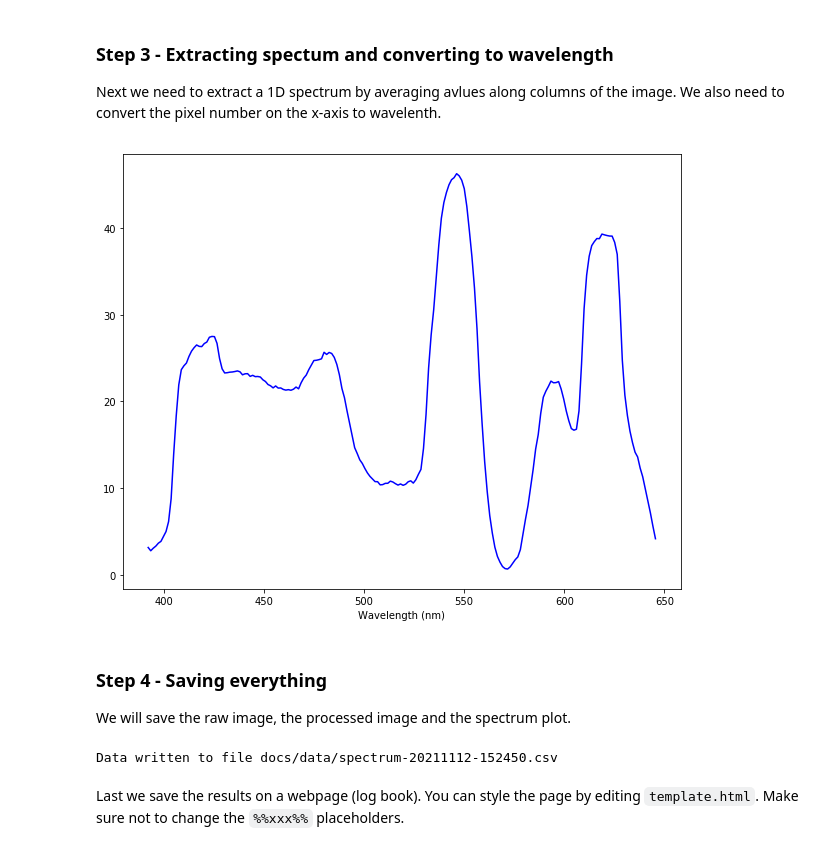
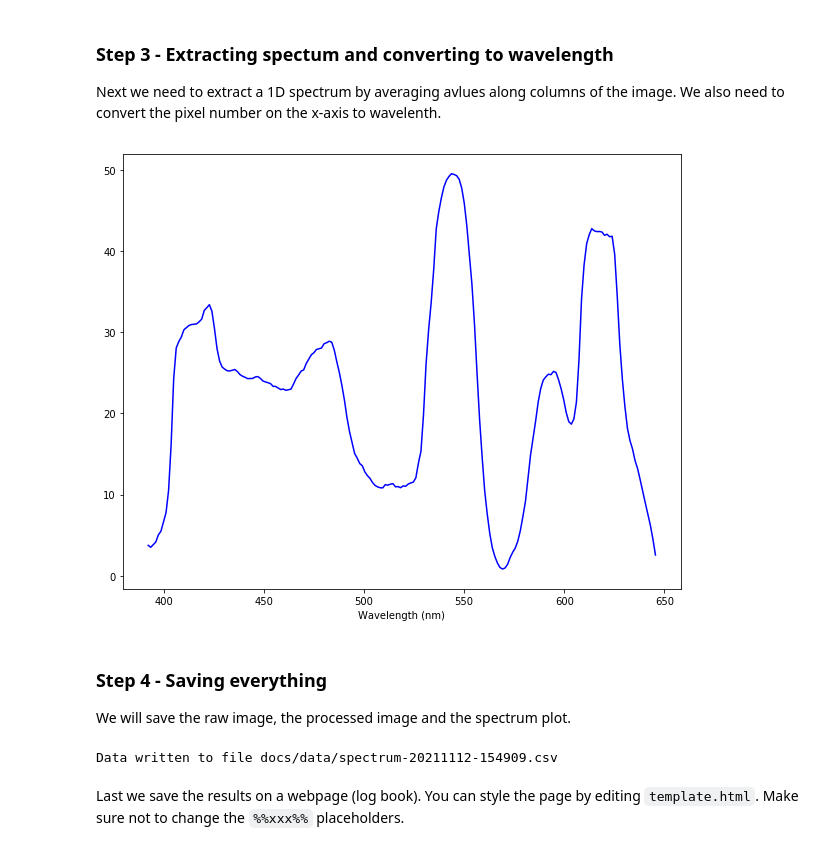
Before and after one commit to orcsgirls/LegoSpectrometer, a Jupyter notebook: SpectrometerControl.ipynb, the cells around one changed output. Cells and saved outputs as stored; diff of their text form; code cells hidden in the pictures.

```diff
--- a/SpectrometerControl.ipynb
+++ b/SpectrometerControl.ipynb
@@ -219,19 +220,19 @@ Next we need to extract a 1D spectrum by averaging avlues along columns of the i
 # %%
 # pixel number of the green and orange line in the CFL spectrum
 pixelGreen = 120
 pixelOrange = 175
 
 # Wavelength in nm for those lines (e.g. from reference spectrum)
 wavelengthGreen = 545
 wavelengthOrange = 615
 
-wavelength, spectrum = getSpectrum(cropped, wavelengthGreen, wavelengthOrange, pixelGreen, pixelOrange)
+wavelength, spectrum = getSpectrum(processed, wavelengthGreen, wavelengthOrange, pixelGreen, pixelOrange)
 
 plt.xlabel('Wavelength (nm)')
 plt.plot(wavelength, spectrum, color='blue')
 plt.savefig("docs/images/spectrum-"+measurementTaken+".jpg")
 # %% [output]
-[figure, old version]
+[figure, new version]
 # %% [markdown]
 ### Step 4 - Saving everything
 
@@ -239,9 +240,9 @@ We will save the raw image, the processed image and the spectrum plot.
 # %%
 raw.save("docs/images/raw-"+measurementTaken+".jpg")
 processed.save("docs/images/processed-"+measurementTaken+".jpg")
-saveCSV("docs/data/spectrum-"+measurementTaken+".csv", spectrum)
+saveCSV("docs/data/spectrum-"+measurementTaken+".csv", spectrum, wavelength)
 # %% [output]
-Data written to file docs/data/spectrum-20211112-152450.csv
+Data written to file docs/data/spectrum-20211112-154909.csv
 # %% [markdown]
 Last we save the results on a webpage (log book). You can style the page by editing `template.html`. Make sure not to change the `%%xxx%%` placeholders.
 # %%
```
Also changed, not shown: parts of 9 cells of this notebook, 1 other file.
